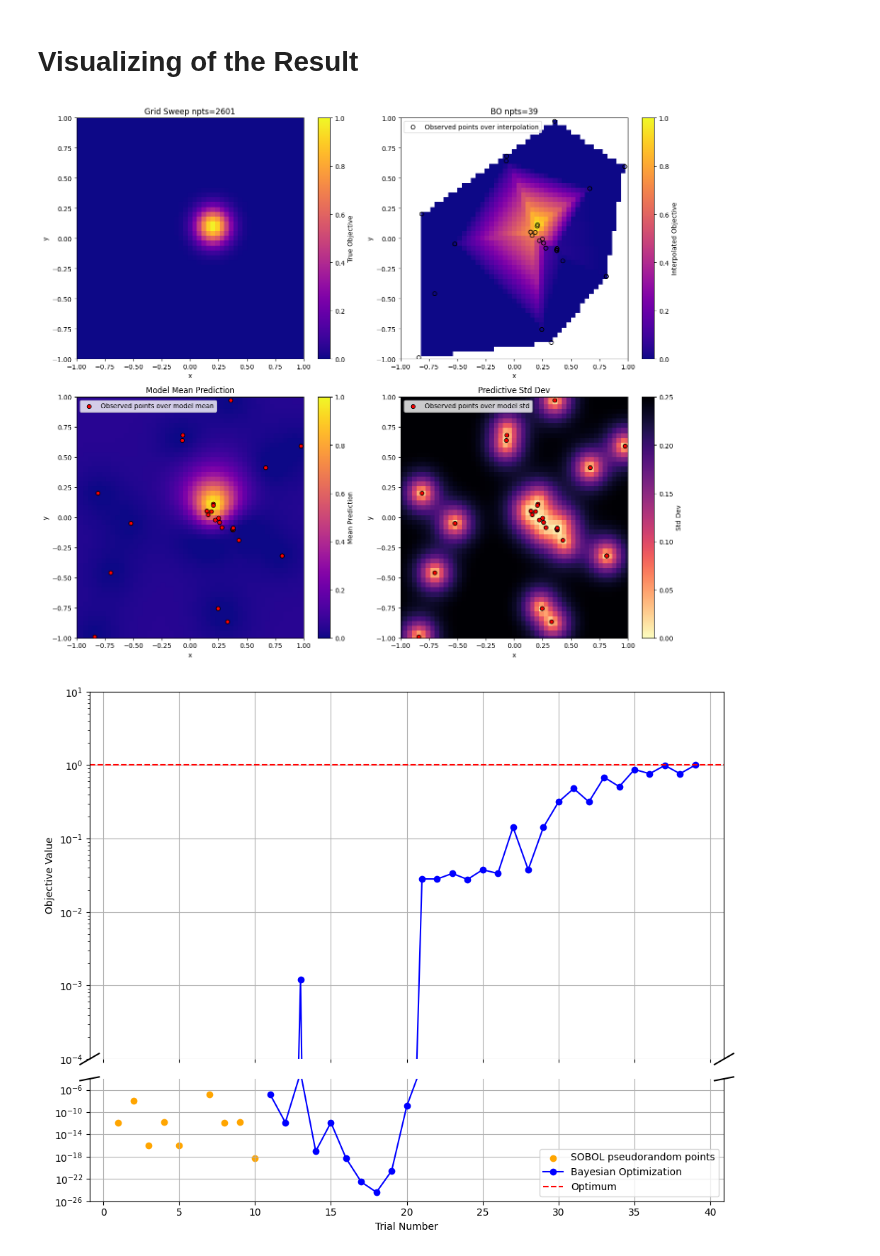
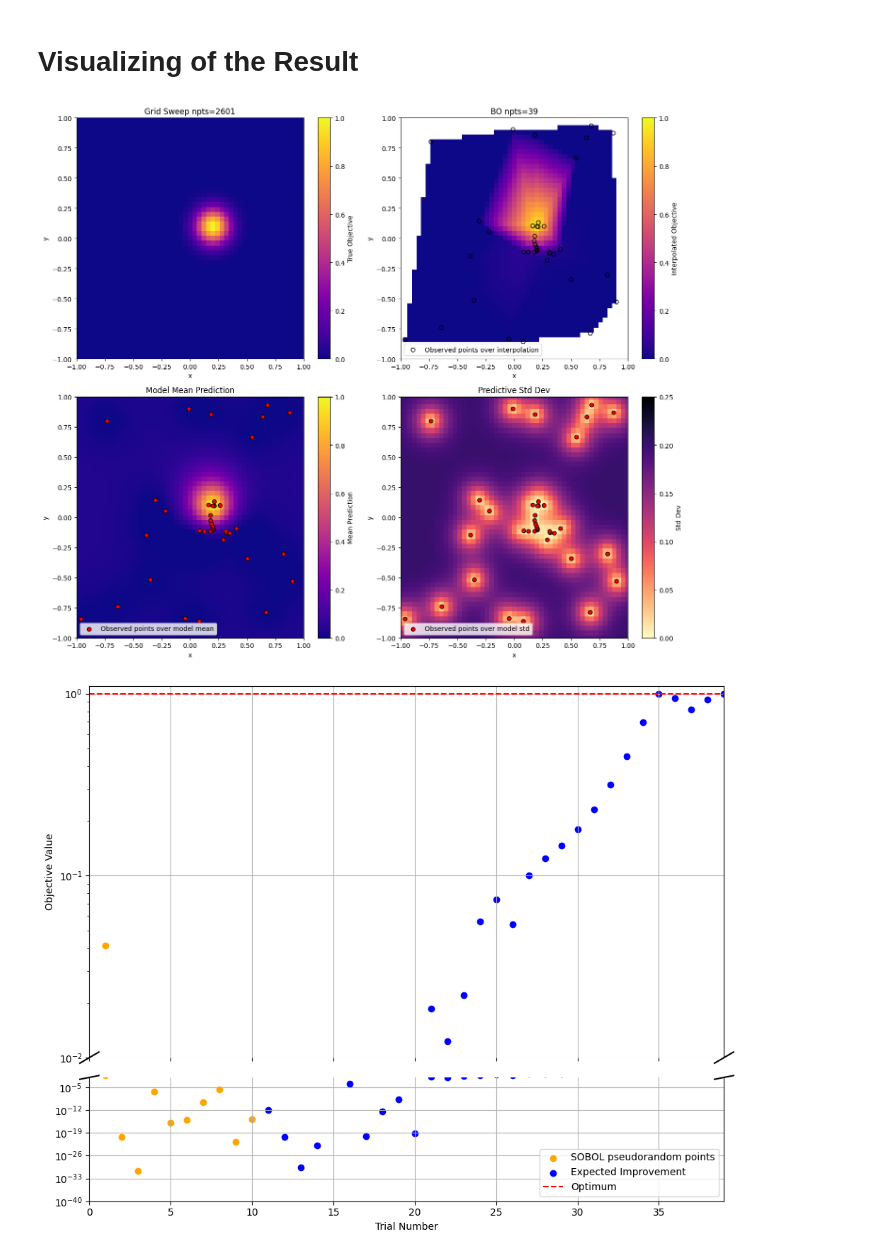
Before and after one commit to dnzckn/BasicBO, a Jupyter notebook: AX_BO_tutorial_1.ipynb, the cells around one changed output. Cells and saved outputs as stored; diff of their text form; code cells hidden in the pictures.

```diff
--- a/AX_BO_tutorial_1.ipynb
+++ b/AX_BO_tutorial_1.ipynb
@@ -344,7 +344,7 @@ EPSILON = 0.001  # Minimum improvement needed
 PATIENCE = 10  # Number of exploitation steps without improvement
 
 
-run_async = True # try both for fun!
+run_async = False # try both for fun!
 
 if run_async:
     async for output in bayesian_optimizer_iterator_async(
@@ -378,7 +378,7 @@ else:
         param_bounds,
         num_initial_samples=20,
         num_bo_samples=20,
-        batch_size=2,
+        batch_size=1,
         explore_ratio=0.1,
         threshold=THRESHOLD,
         epsilon=EPSILON,
@@ -555,7 +540,7 @@ fig.colorbar(c4, ax=ax[1, 1], label="Std Dev")
 plt.tight_layout()
 plt.show()
 # %% [output]
-[figure, old version]
+[figure, new version]
 # %%
 import matplotlib.pyplot as plt
 
@@ -575,42 +560,46 @@ ax1.scatter(random_trials, random_objectives, color='orange', label="SOBOL pseud
 ax2.scatter(random_trials, random_objectives, color='orange', label="SOBOL pseudorandom points")
 
 # Plot Bayesian optimization points on both axes
-ax1.semilogy(bo_trials, bo_objectives, marker='o', linestyle='-', color='b', label="Bayesian Optimization")
-ax2.semilogy(bo_trials, bo_objectives, marker='o', linestyle='-', color='b', label="Bayesian Optimization")
+ax1.scatter(bo_trials, bo_objectives, marker='o', linestyle='-', color='b', label="Expected Improvement")
+ax2.scatter(bo_trials, bo_objectives, marker='o', linestyle='-', color='b', label="Expected Improvement")
 
 # Highlight the optimum on both axes
 ax1.axhline(y=1, color='r', linestyle='--', label="Optimum")
 ax2.axhline(y=1, color='r', linestyle='--', label="Optimum")
 
 # Set y-limits for each axis
-ax1.set_ylim(1e-4, 1e1)  # Top split
-ax2.set_ylim(1e-26, 1e-4)  # Bottom split
+ax1.set_ylim(1e-2, 1.1e0)  # Top split
+ax2.set_ylim(1e-40, 1e-2)  # Bottom split
+ax1.set_yscale("log")
+ax2.set_yscale("log")
 
 # Hide the spines between the two y-axes
 ax1.spines['bottom'].set_visible(False)
 ax2.spines['top'].set_visible(False)
 ax1.tick_params(labeltop=False)  # Disable tick labels at the bottom of ax1
 ax2.tick_params(labeltop=False)  # Disable tick labels at the top of ax2
 
 # Add diagonal lines to indicate the split
 d = 0.015  # Size of the diagonal line
 kwargs = dict(transform=ax1.transAxes, color='k', clip_on=False)
 ax1.plot((-d, +d), (-d, +d), **kwargs)  # Top-left diagonal
 ax1.plot((1 - d, 1 + d), (-d, +d), **kwargs)  # Top-right diagonal
 kwargs.update(transform=ax2.transAxes)  # Apply the same to ax2
 ax2.plot((-d, +d), (1 - d, 1 + d), **kwargs)  # Bottom-left diagonal
 ax2.plot((1 - d, 1 + d), (1 - d, 1 + d), **kwargs)  # Bottom-right diagonal
 
 # Labels, legend, and grid
 ax2.set_xlabel("Trial Number")
 ax1.set_ylabel("Objective Value")
 # ax2.set_ylabel("Objective Value")
 # ax1.legend(loc="upper right")
 ax2.legend(loc="lower right")
 ax1.grid(True)
 ax2.grid(True)
 
+ax1.set_xlim(0, len(bo_trials + random_trials))
+
 plt.tight_layout()
 plt.show()
 # %% [output]
-[figure, old version]
+[figure, new version]
```
Also changed, not shown: parts of 3 cells of this notebook, 2 other files.
